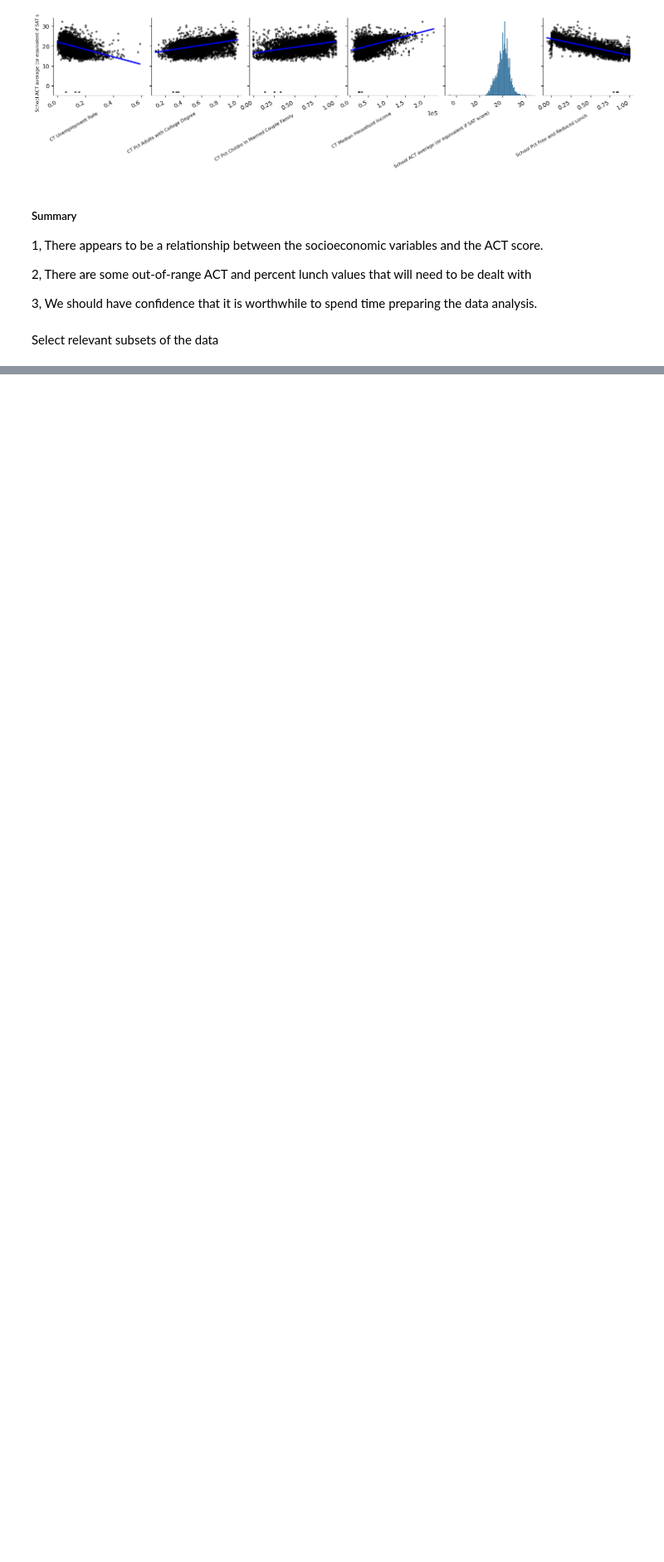
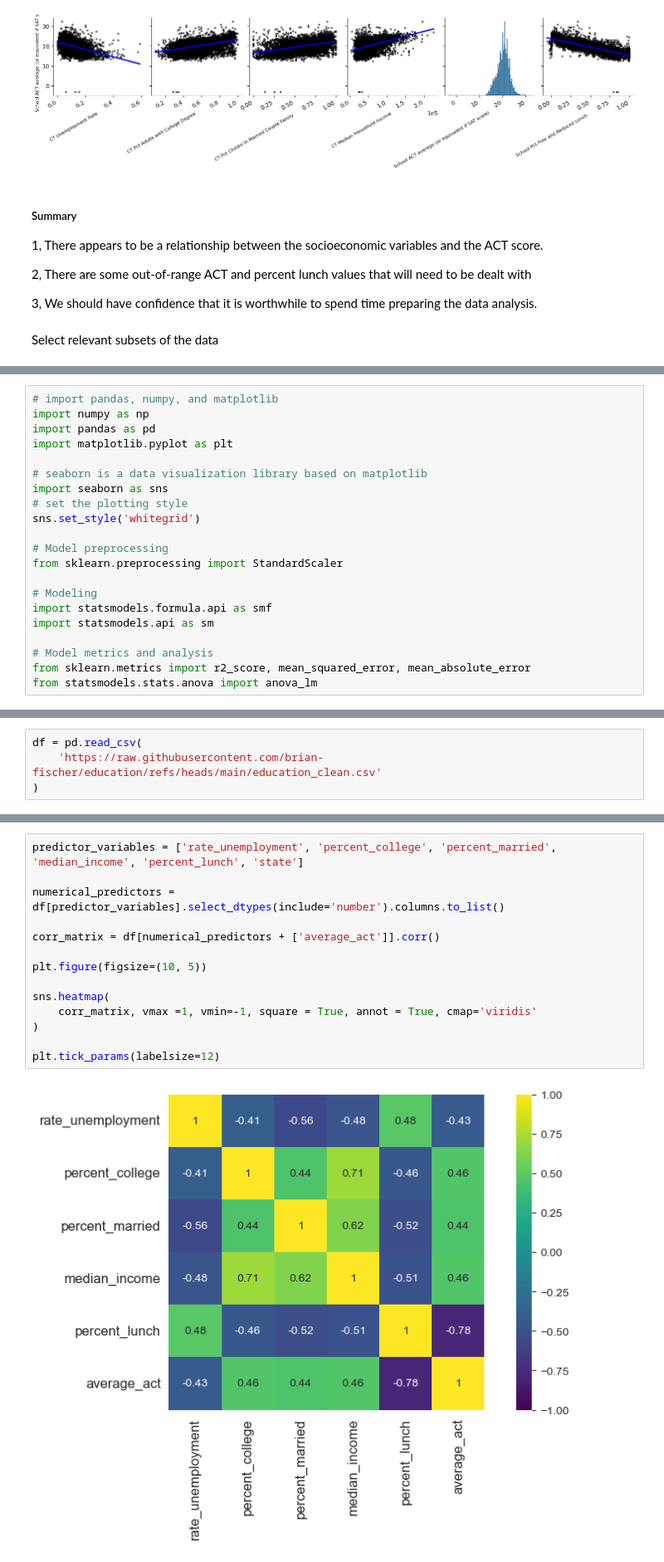
Before and after one commit to porhay007/education, a Jupyter notebook: code/Education.ipynb, the cells around one changed output, grey strips where cells are left out. Shown at 83% size. Drawn from its saved outputs; the diff is of its cells as text; blank space fills up the shorter version.

```diff
--- a/code/Education.ipynb
+++ b/code/Education.ipynb
@@ -181,0 +501,21 @@ By restricting access to sensitive data and making sure that results are reporte
+# %%
+# import pandas, numpy, and matplotlib
+import numpy as np
+import pandas as pd
+import matplotlib.pyplot as plt
+
+# seaborn is a data visualization library based on matplotlib
+import seaborn as sns
+# set the plotting style
+sns.set_style('whitegrid')
+
+# Model preprocessing
+from sklearn.preprocessing import StandardScaler
+
+# Modeling
+import statsmodels.formula.api as smf
+import statsmodels.api as sm
+
+# Model metrics and analysis
+from sklearn.metrics import r2_score, mean_squared_error, mean_absolute_error
+from statsmodels.stats.anova import anova_lm
@@ -181,0 +524,4 @@ By restricting access to sensitive data and making sure that results are reporte
+# %%
+df = pd.read_csv(
+    'https://raw.githubusercontent.com/brian-fischer/education/refs/heads/main/education_clean.csv'
+)
@@ -181,0 +539,16 @@ By restricting access to sensitive data and making sure that results are reporte
+# %%
+predictor_variables = ['rate_unemployment', 'percent_college', 'percent_married', 'median_income', 'percent_lunch', 'state']
+
+numerical_predictors = df[predictor_variables].select_dtypes(include='number').columns.to_list()
+
+corr_matrix = df[numerical_predictors + ['average_act']].corr()
+
+plt.figure(figsize=(10, 5))
+
+sns.heatmap(
+    corr_matrix, vmax =1, vmin=-1, square = True, annot = True, cmap='viridis'
+)
+
+plt.tick_params(labelsize=12)
+# %% [output]
+[figure, added]
```
Also changed, not shown: parts of 72 cells of this notebook, 2 other files.
